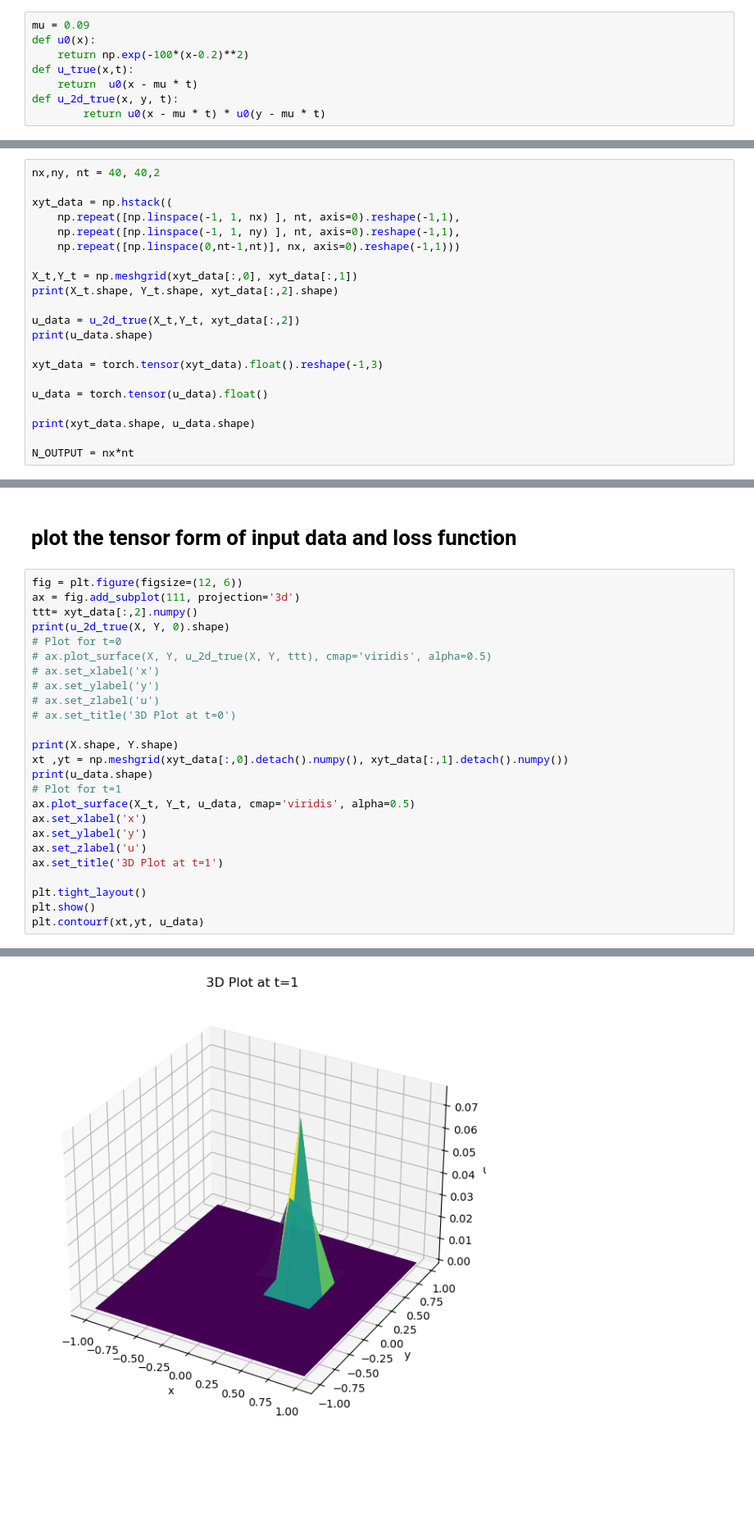
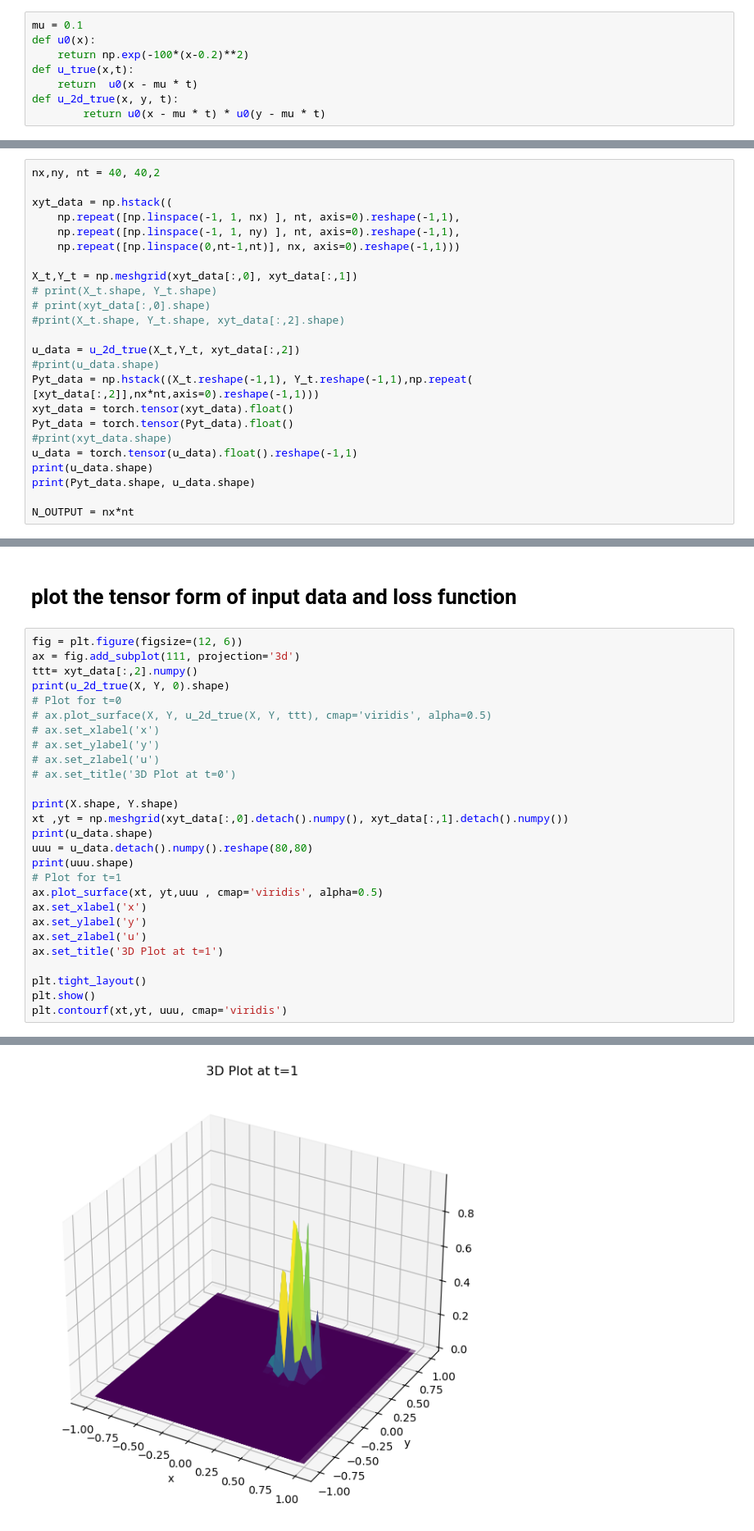
Before and after one commit to Tsomoriri/PhysNet-RadarNowcast, a Jupyter notebook: 2d-advection.ipynb, the cells around one changed output, grey strips where cells are left out. Shown: that part at 82% size. Cells and saved outputs as stored; diff of their text form; blank space fills up the shorter version.

Commit message:
Fixed error with u_data

```diff
--- a/2d-advection.ipynb
+++ b/2d-advection.ipynb
@@ -47,7 +47,7 @@ $ -\left( v(x) \frac{\partial u}{\partial x} + v(y) \frac{\partial u}{\partial y
 # %% [markdown]
 # u0 = gaussian pulse | u2d has added y component
 # %%
-mu = 0.09
+mu = 0.1
 def u0(x):
     return np.exp(-100*(x-0.2)**2)
 def u_true(x,t):
@@ -117,16 +117,19 @@ xyt_data = np.hstack((
     np.repeat([np.linspace(0,nt-1,nt)], nx, axis=0).reshape(-1,1)))
 
 X_t,Y_t = np.meshgrid(xyt_data[:,0], xyt_data[:,1])
-print(X_t.shape, Y_t.shape, xyt_data[:,2].shape)
+# print(X_t.shape, Y_t.shape)
+# print(xyt_data[:,0].shape)
+#print(X_t.shape, Y_t.shape, xyt_data[:,2].shape)
 
 u_data = u_2d_true(X_t,Y_t, xyt_data[:,2])
+#print(u_data.shape)
+Pyt_data = np.hstack((X_t.reshape(-1,1), Y_t.reshape(-1,1),np.repeat( [xyt_data[:,2]],nx*nt,axis=0).reshape(-1,1)))
+xyt_data = torch.tensor(xyt_data).float()
+Pyt_data = torch.tensor(Pyt_data).float()
+#print(xyt_data.shape)
+u_data = torch.tensor(u_data).float().reshape(-1,1)
 print(u_data.shape)
-
-xyt_data = torch.tensor(xyt_data).float().reshape(-1,3)
-
-u_data = torch.tensor(u_data).float()
-
-print(xyt_data.shape, u_data.shape)
+print(Pyt_data.shape, u_data.shape)
 
 N_OUTPUT = nx*nt
 # %% [output]
@@ -150,8 +152,10 @@ print(u_2d_true(X, Y, 0).shape)
 print(X.shape, Y.shape)
 xt ,yt = np.meshgrid(xyt_data[:,0].detach().numpy(), xyt_data[:,1].detach().numpy())
 print(u_data.shape)
+uuu = u_data.detach().numpy().reshape(80,80)
+print(uuu.shape)
 # Plot for t=1
-ax.plot_surface(X_t, Y_t, u_data, cmap='viridis', alpha=0.5)
+ax.plot_surface(xt, yt,uuu , cmap='viridis', alpha=0.5)
 ax.set_xlabel('x')
 ax.set_ylabel('y')
 ax.set_zlabel('u')
@@ -159,7 +163,7 @@ ax.set_title('3D Plot at t=1')
 
 plt.tight_layout()
 plt.show()
-plt.contourf(xt,yt, u_data)
+plt.contourf(xt,yt, uuu, cmap='viridis')
 # %% [output]
 (40, 40)
 (40, 40) (40, 40)
@@ -167,2 +172,2 @@ torch.Size([20, 20])
-[figure, old version]
+[figure, new version]
 <matplotlib.contour.QuadContourSet at 0x...>
```
Also changed, not shown: parts of 10 cells of this notebook, 38 other files.
